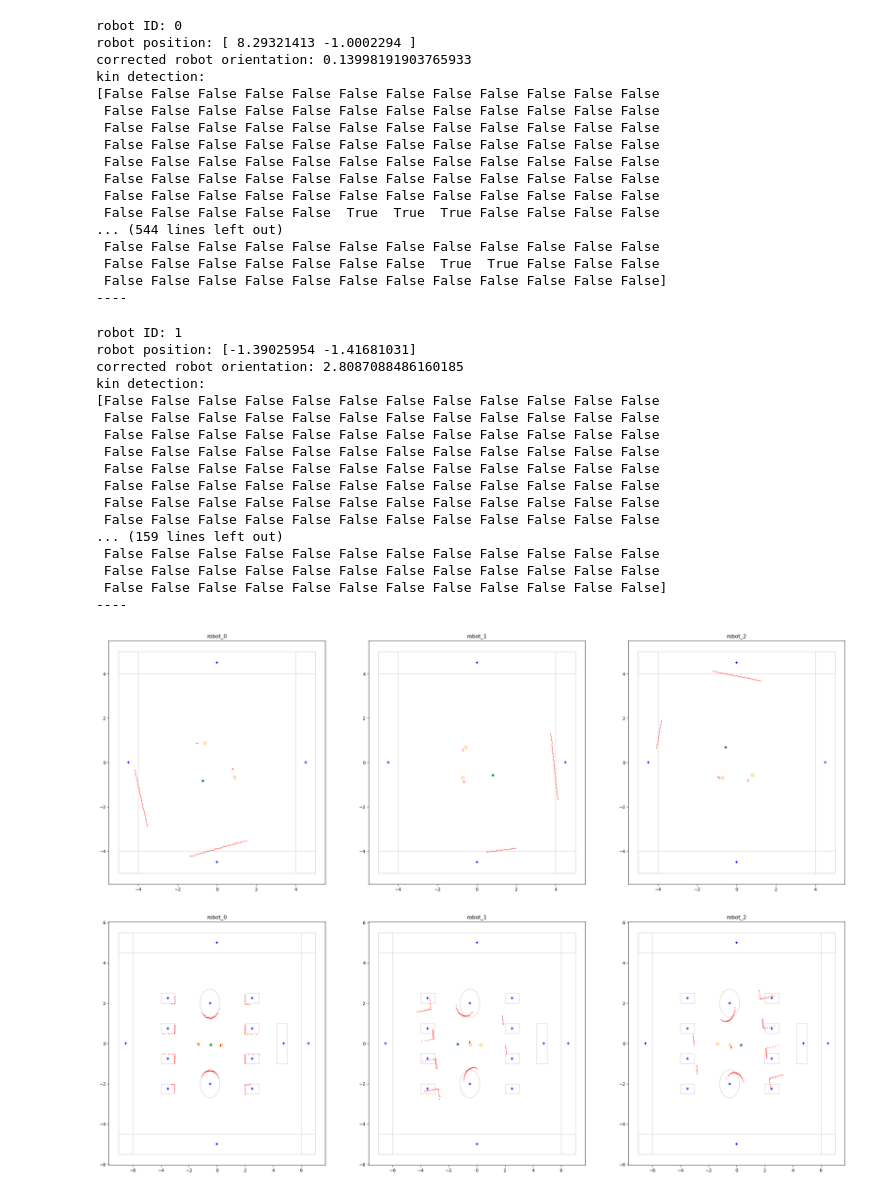
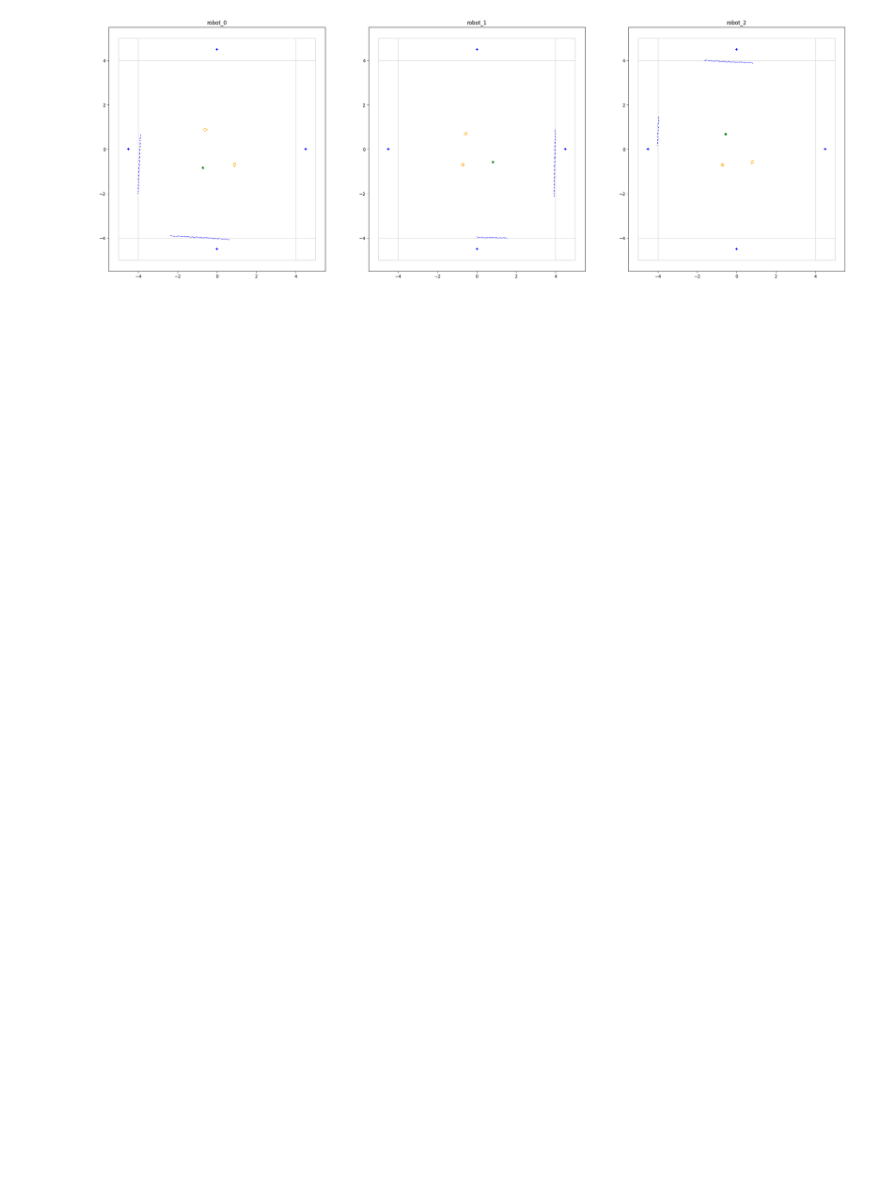
Before and after one commit to ROS2swarm/ROS2swarm-kin-detection, a Jupyter notebook: evaluation_lidar_data.ipynb, the cells around one changed output. Cells and saved outputs as stored; diff of their text form; code cells hidden in the pictures; blank space fills up the shorter version.

```diff
--- a/evaluation_lidar_data.ipynb
+++ b/evaluation_lidar_data.ipynb
@@ -435,6 +436,7 @@ from pprint import pprint
 def main(idx=0, shift=[0,0,0,0,0,0,0,0,0]):
     # get folders with rosbags / lidar data
     folders = [f.name for f in os.scandir('./raw_data') if f.is_dir() and f.name not in ['X-tra runs']]
+
     pprint(folders)
     directories_dic = {}
 
@@ -450,7 +452,9 @@ def main(idx=0, shift=[0,0,0,0,0,0,0,0,0]):
             shift=[0,0,0,0,0,0,0,0,0]
             os.chdir('./raw_data/' + folder + '/' + subfolder)
 
-            files = os.listdir('.')
+            files_all = os.listdir('.')
+            files = list(filter(lambda f: f.endswith('.csv'), files_all))
+
             arena = folder.replace(' ', '-')
 
             print(folder)
@@ -543,36 +530 @@ kin detection:
-robot ID: 0
-robot position: [ 8.29321413 -1.0002294 ]
-corrected robot orientation: 0.13998191903765933
-kin detection:
-[False False False False False False False False False False False False
- False False False False False False False False False False False False
- False False False False False False False False False False False False
- False False False False False False False False False False False False
- False False False False False False False False False False False False
- False False False False False False False False False False False False
- False False False False False False False False False False False False
- False False False False False  True  True  True False False False False
-... (544 lines left out)
- False False False False False False False False False False False False
- False False False False False False False  True  True False False False
- False False False False False False False False False False False False]
-----
-robot ID: 1
-robot position: [-1.39025954 -1.41681031]
-corrected robot orientation: 2.8087088486160185
-kin detection:
-[False False False False False False False False False False False False
- False False False False False False False False False False False False
- False False False False False False False False False False False False
- False False False False False False False False False False False False
- False False False False False False False False False False False False
- False False False False False False False False False False False False
- False False False False False False False False False False False False
- False False False False False False False False False False False False
-... (159 lines left out)
- False False False False False False False False False False False False
- False False False False False False False False False False False False
- False False False False False False False False False False False False]
-----
-[figure, old version]
+[figure, new version]
-[figure, removed]
```
Also changed, not shown: parts of 5 cells of this notebook.
